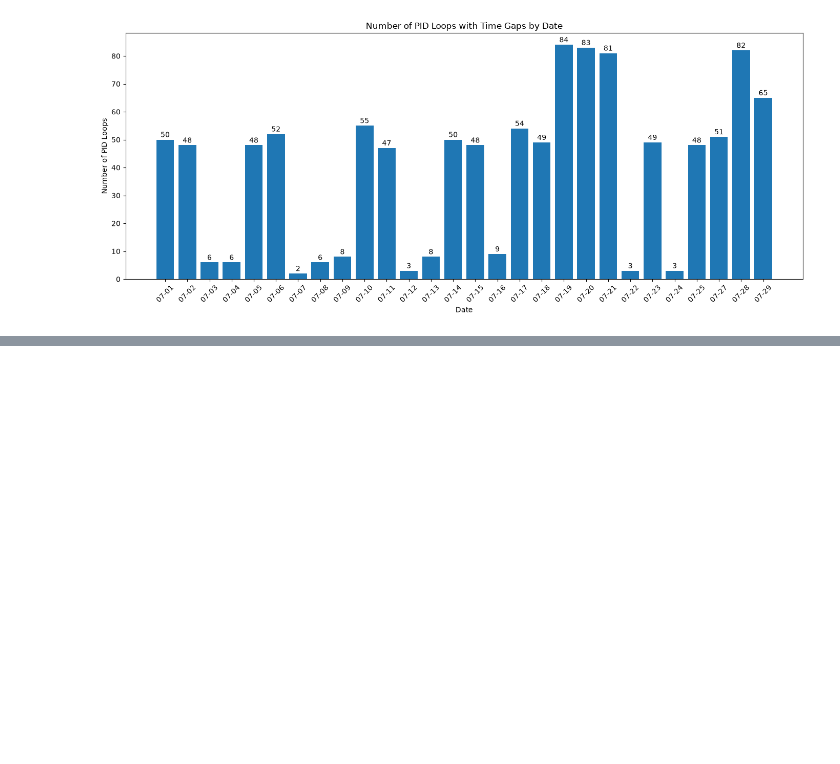
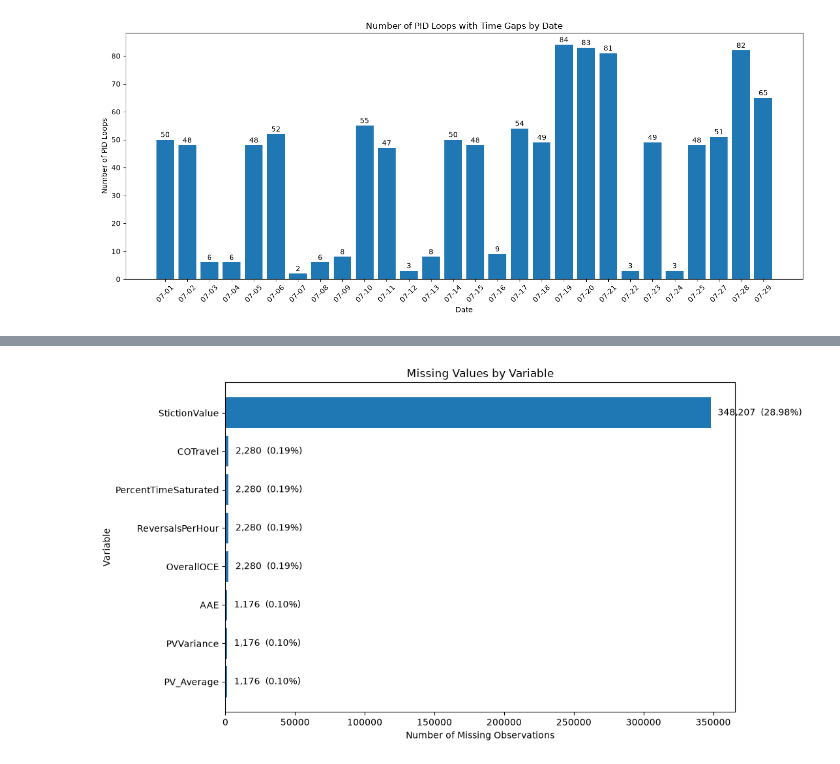
Before and after one commit to DataByThinh/control-station, a Jupyter notebook: notebooks/eda.ipynb, the cells around one changed output, grey strips where cells are left out. Cells and saved outputs as stored; diff of their text form; code cells hidden in the pictures; blank space fills up the shorter version.

Commit message:
feat: data quality and missing pattern analysis

```diff
--- a/notebooks/eda.ipynb
+++ b/notebooks/eda.ipynb
@@ -438,0 +451,14 @@ plt.show()
+# %%
+# Create and calculate missing count and percentage for each variable
+missing_summary = pd.DataFrame({
+    "missing_count": df.isna().sum(),
+    "missing_percent": df.isna().mean() * 100
+})
+
+# Sort from highest to lowest missing percentage
+missing_summary = missing_summary.sort_values(
+    "missing_percent",
+    ascending=False
+)
+
+display(missing_summary)
@@ -438,0 +482,36 @@ plt.show()
+# %%
+# Keep only variables with missing values
+missing_plot = missing_summary[
+    missing_summary["missing_count"] > 0
+].sort_values("missing_count")
+
+
+# Create horizontal bar chart
+plt.figure(figsize=(11, 6))
+
+bars = plt.barh(
+    missing_plot.index,
+    missing_plot["missing_count"]
+)
+
+# Add both missing count and percentage as labels
+for bar, (_, row) in zip(bars, missing_plot.iterrows()):
+
+    count = row["missing_count"]
+    percent = row["missing_percent"]
+
+    plt.text(
+        bar.get_width() + 5000,
+        bar.get_y() + bar.get_height() / 2,
+        f'{int(count):,}  ({percent:.2f}%)',
+        va="center"
+    )
+
+plt.title("Missing Values by Variable")
+plt.xlabel("Number of Missing Observations")
+plt.ylabel("Variable")
+
+plt.tight_layout()
+plt.show()
+# %% [output]
+[figure, added]
```
Also changed, not shown: parts of 8 cells of this notebook.
